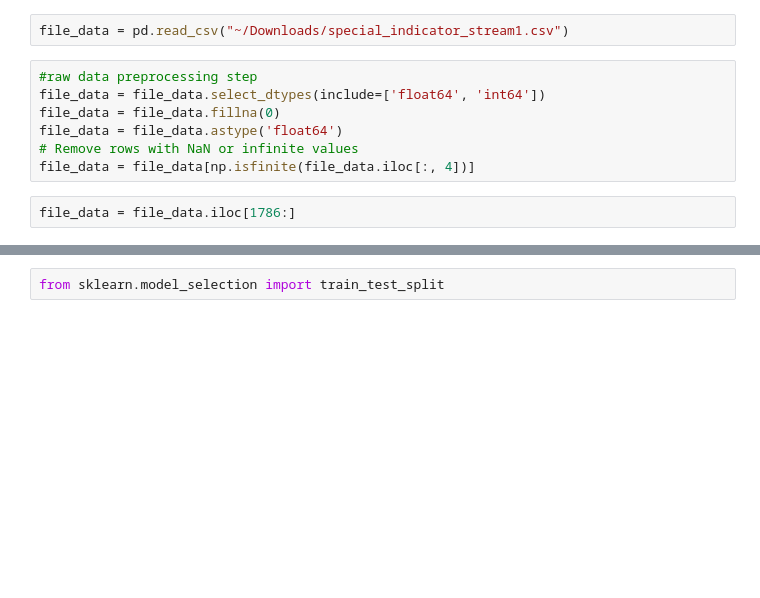
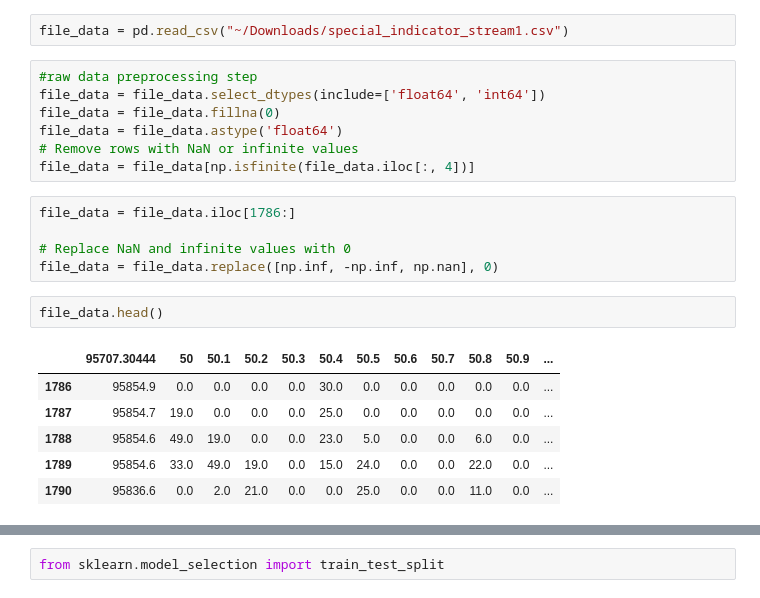
Before and after one commit to spockiash/DataAnalysis, a Jupyter notebook: Notebooks/StockDataPrep/SpecialIndicatorAnalysis.ipynb, the cells around one changed output, grey strips where cells are left out. Drawn from its saved outputs; the diff is of its cells as text; blank space fills up the shorter version.

```diff
--- a/Notebooks/StockDataPrep/SpecialIndicatorAnalysis.ipynb
+++ b/Notebooks/StockDataPrep/SpecialIndicatorAnalysis.ipynb
@@ -15,4 +15,16 @@ file_data = file_data.astype('float64')
 file_data = file_data[np.isfinite(file_data.iloc[:, 4])]
 # %%
 file_data = file_data.iloc[1786:]
+
+# Replace NaN and infinite values with 0
+file_data = file_data.replace([np.inf, -np.inf, np.nan], 0)
+# %%
+file_data.head()
+# %% [output]
+|  | 95707.30444 | 50 | 50.1 | 50.2 | 50.3 | 50.4 | 50.5 | 50.6 | 50.7 | 50.8 | 50.9 | ... |
+| 1786 | 95854.9 | 0.0 | 0.0 | 0.0 | 0.0 | 30.0 | 0.0 | 0.0 | 0.0 | 0.0 | 0.0 | ... |
+| 1787 | 95854.7 | 19.0 | 0.0 | 0.0 | 0.0 | 25.0 | 0.0 | 0.0 | 0.0 | 0.0 | 0.0 | ... |
+| 1788 | 95854.6 | 49.0 | 19.0 | 0.0 | 0.0 | 23.0 | 5.0 | 0.0 | 0.0 | 6.0 | 0.0 | ... |
+| 1789 | 95854.6 | 33.0 | 49.0 | 19.0 | 0.0 | 15.0 | 24.0 | 0.0 | 0.0 | 22.0 | 0.0 | ... |
+| 1790 | 95836.6 | 0.0 | 2.0 | 21.0 | 0.0 | 0.0 | 25.0 | 0.0 | 0.0 | 11.0 | 0.0 | ... |
 # %%
```
Also changed, not shown: parts of 14 cells of this notebook, 1 other file.
